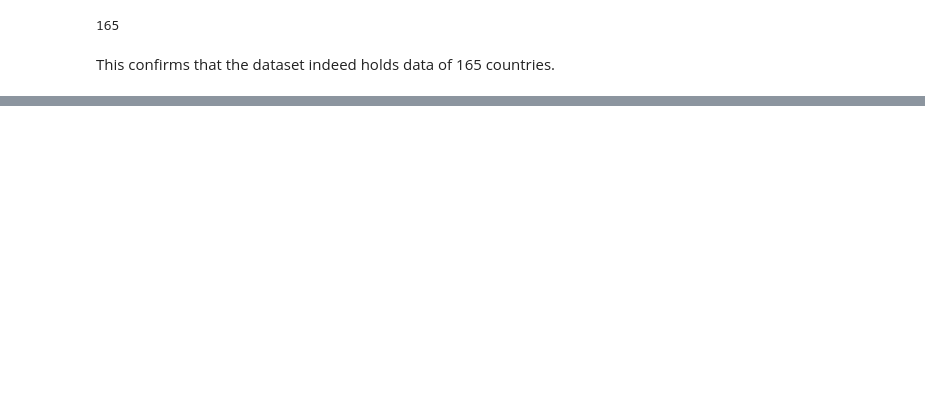
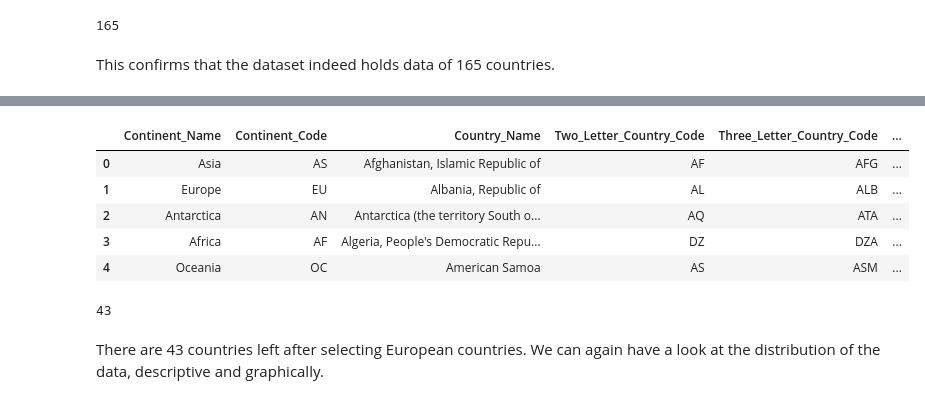
Before and after one commit to JobMaathuis/Affordability_healthy_diet_and_BMI, a Jupyter notebook: final_assignment.ipynb, the cells around one changed output, grey strips where cells are left out. Cells and saved outputs as stored; diff of their text form; code cells hidden in the pictures; blank space fills up the shorter version.

```diff
--- a/final_assignment.ipynb
+++ b/final_assignment.ipynb
@@ -156,0 +230,10 @@ This confirms that the dataset indeed holds data of 165 countries.
+# %%
+df_countries = pd.read_csv('https://gist.githubusercontent.com/stevewithington/20a69c0b6d2ff846ea5d35e5fc47f26c/raw/13716ceb2f22b5643ce5e7039643c86a0e0c6da6/country-and-continent-codes-list-csv.csv')
+df_countries.head()
+# %% [output]
+|  | Continent_Name | Continent_Code | Country_Name | Two_Letter_Country_Code | Three_Letter_Country_Code | ... |
+| 0 | Asia | AS | Afghanistan, Islamic Republic of | AF | AFG | ... |
+| 1 | Europe | EU | Albania, Republic of | AL | ALB | ... |
+| 2 | Antarctica | AN | Antarctica (the territory South o... | AQ | ATA | ... |
+| 3 | Africa | AF | Algeria, People's Democratic Repu... | DZ | DZA | ... |
+| 4 | Oceania | OC | American Samoa | AS | ASM | ... |
@@ -156,0 +243,6 @@ This confirms that the dataset indeed holds data of 165 countries.
+# %%
+df_merged['Country Name'].nunique()
+# %% [output]
+43
+# %% [markdown]
+There are 43 countries left after selecting European countries. We can again have a look at the distribution of the data, descriptive and graphically.
```
Also changed, not shown: parts of 46 cells of this notebook.
